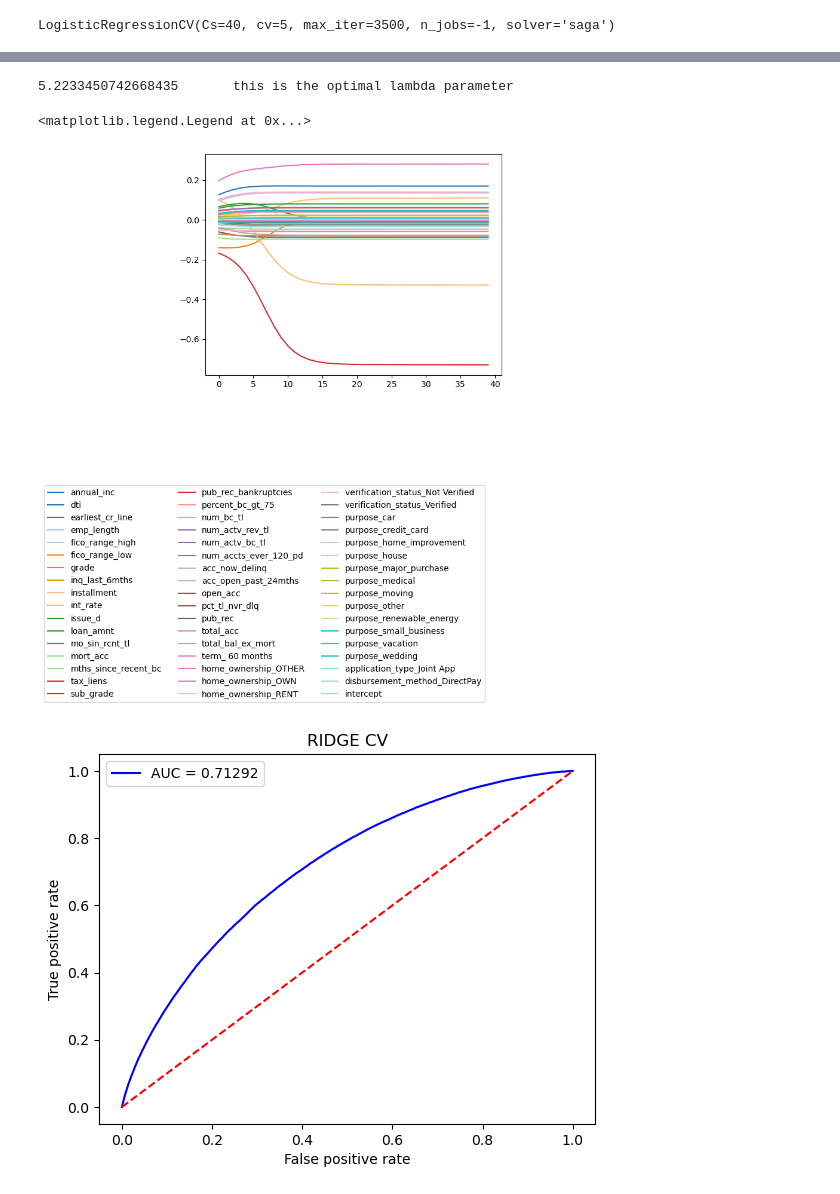
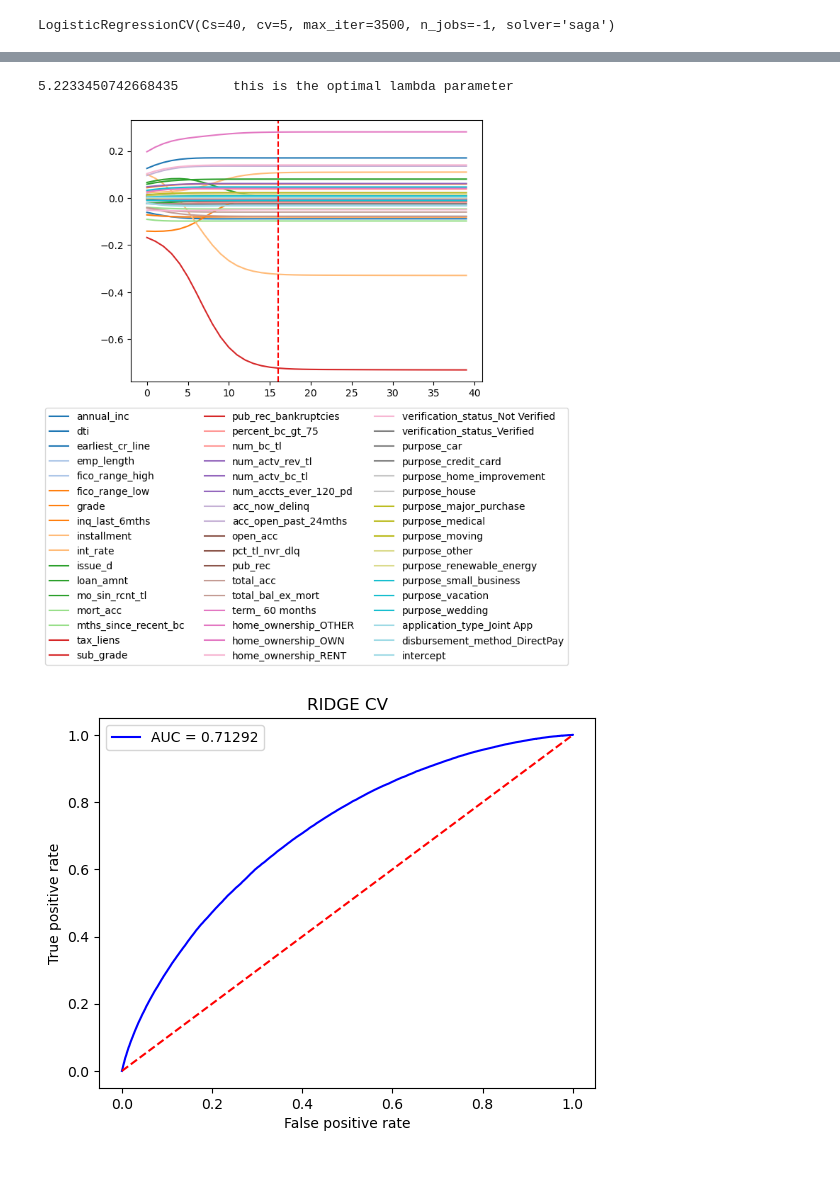
Before and after one commit to G-Mass/MTFI-project, a Jupyter notebook: p2p_lending_credit_risk_assessment.ipynb, the cells around one changed output, grey strips where cells are left out. Drawn from its saved outputs; the diff is of its cells as text; code cells hidden in the pictures.

```diff
--- a/p2p_lending_credit_risk_assessment.ipynb
+++ b/p2p_lending_credit_risk_assessment.ipynb
@@ -547,10 +581,11 @@ dtype: float64
 # %%
 print((ridgecv_model.C_**-1)[0],"\t this is the optimal lambda parameter")
 col_names = list(ridgecv_model.feature_names_in_)
 pd.DataFrame(ridgecv_model.coefs_paths_[1].mean(axis=0),columns=col_names+["intercept"]).plot(linewidth=1.5,colormap="tab20")
-plt.legend(loc='lower center', bbox_to_anchor=(0.2, -1.5),ncols=3)
+plt.axvline(x=np.argmax(ridgecv_model.Cs_ == ridgecv_model.C_),linestyle="--",color="red")
+plt.legend(loc='lower center', bbox_to_anchor=(0.5, -1.1),ncols=3)
+plt.show()
 # %% [output]
 5.2233450742668435       this is the optimal lambda parameter
-<matplotlib.legend.Legend at 0x...>
-[figure, old version]
+[figure, new version]
 # %%
```
Also changed, not shown: parts of 22 cells of this notebook.
